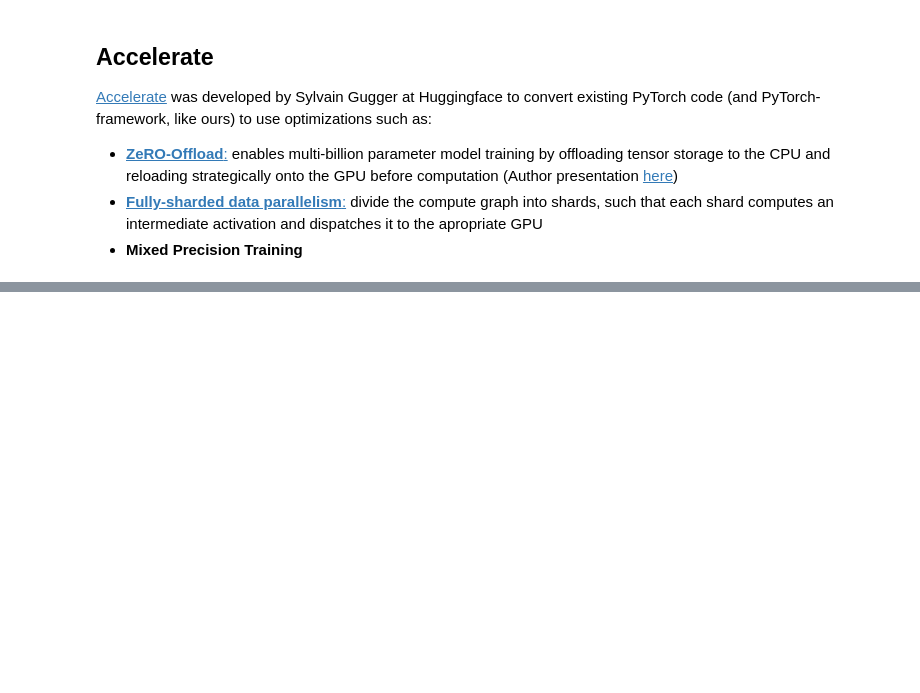
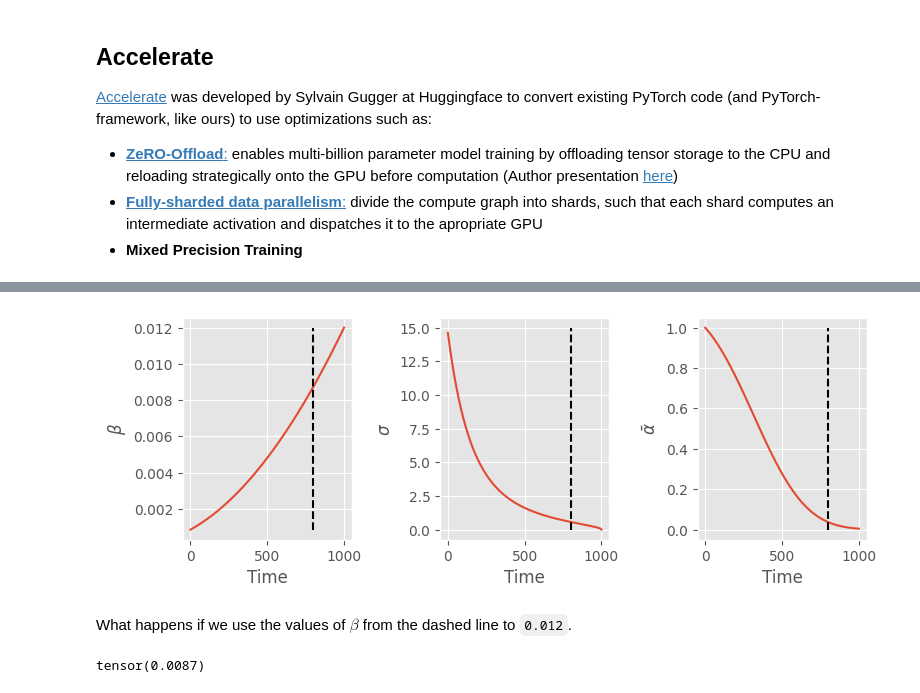
Before and after one commit to jeremyadamsfisher/SlowAI, a Jupyter notebook: nbs/13_ddpm.ipynb, the cells around one changed output, grey strips where cells are left out. Saved outputs shown, nothing was run; the diff lists cells and outputs as text; code cells hidden in the pictures; blank space fills up the shorter version.

```diff
--- a/nbs/13_ddpm.ipynb
+++ b/nbs/13_ddpm.ipynb
@@ -585,0 +574,20 @@ Wall time: 2min 30s
+# %%
+fig, (a0, a1, a2) = plt.subplots(1, 3, figsize=(8, 3))
+a0.plot(s.betas)
+a0.set(xlabel="Time", ylabel=r"$\beta$")
+a1.plot(s.sigmas)
+a1.set(xlabel="Time", ylabel=r"$\sigma$")
+a2.plot(s.alphas_cumprod)
+a2.set(xlabel="Time", ylabel=r"$\bar{\alpha}$")
+fig.tight_layout()
+
+for y_min, y_max, ax in [(0.00085, 0.012, a0), (0, 15, a1), (0, 1, a2)]:
+    ax.plot([800, 800], [y_min, y_max], linestyle="--", color="black")
+# %% [output]
+[figure, added]
+# %% [markdown]
+What happens if we use the values of $\beta$ from the dashed line to `0.012`.
+# %%
+s.betas[1000 - 200]
+# %% [output]
+tensor(0.0087)
```
Also changed, not shown: parts of 21 cells of this notebook, 1 other file.
